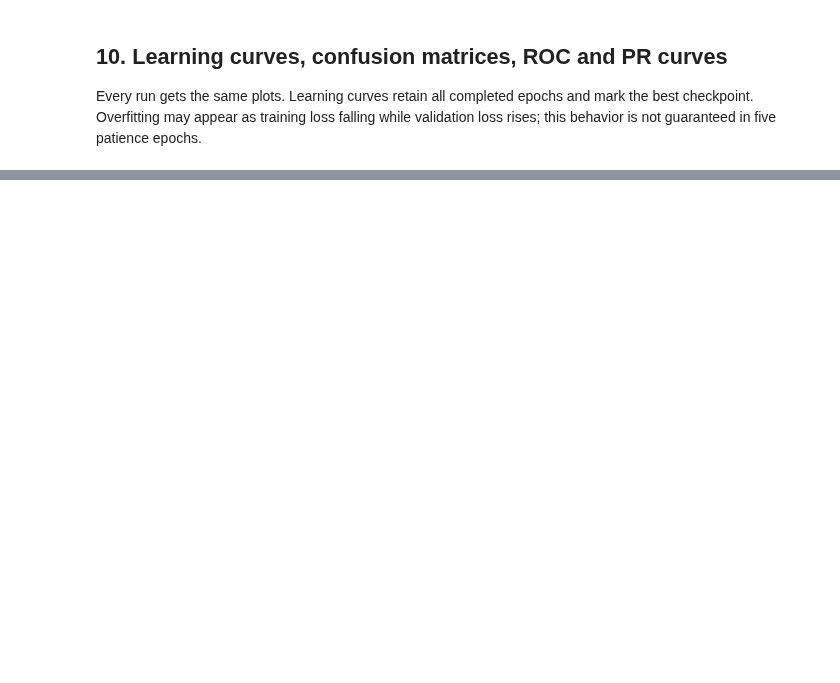
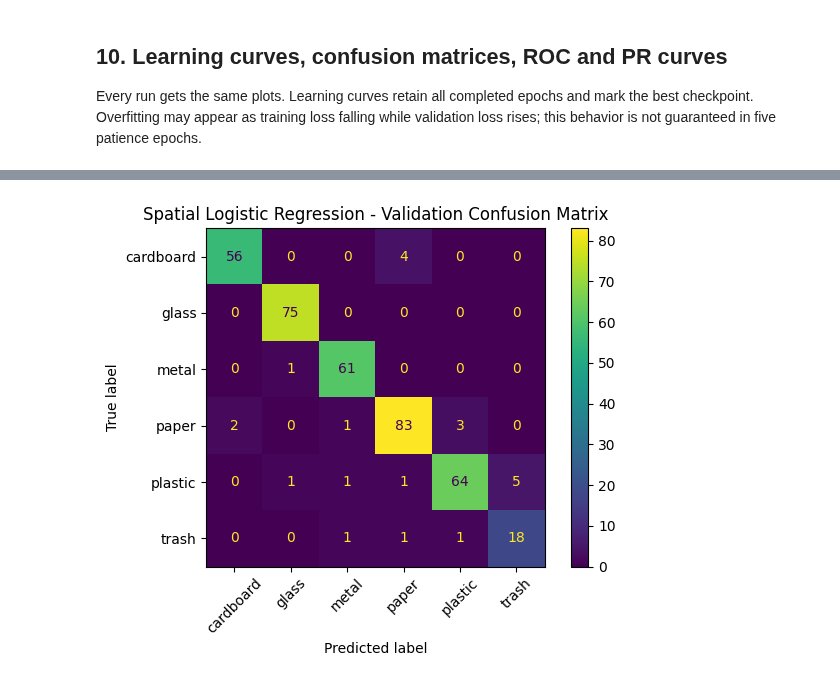
Before and after one commit to mataeo-eh/Unit3_Group_Proj, a Jupyter notebook: Notebook.ipynb, the cells around one changed output, grey strips where cells are left out. Cells and saved outputs as stored; diff of their text form; code cells hidden in the pictures; blank space fills up the shorter version.

```diff
--- a/Notebook.ipynb
+++ b/Notebook.ipynb
@@ -559,0 +924,28 @@ print(f'Notebook execution time: {elapsed_seconds / 60.:.2f} minutes ({elapsed_s
+# %%
+from sklearn.metrics import ConfusionMatrixDisplay
+import numpy as np
+import matplotlib.pyplot as plt
+
+val_probs = spatial_logistic_head.predict(
+    feature_dataset(
+        X_val_spatial,
+        y_val_spatial,
+        BATCH_SIZE
+    ),
+    verbose=0
+)
+
+val_preds = np.argmax(val_probs, axis=1)
+
+ConfusionMatrixDisplay.from_predictions(
+    y_val_spatial,
+    val_preds,
+    display_labels=class_names,
+    xticks_rotation=45
+)
+
+plt.title("Spatial Logistic Regression - Validation Confusion Matrix")
+plt.tight_layout()
+plt.show()
+# %% [output]
+[figure, added]
```
Also changed, not shown: parts of 40 cells of this notebook.
